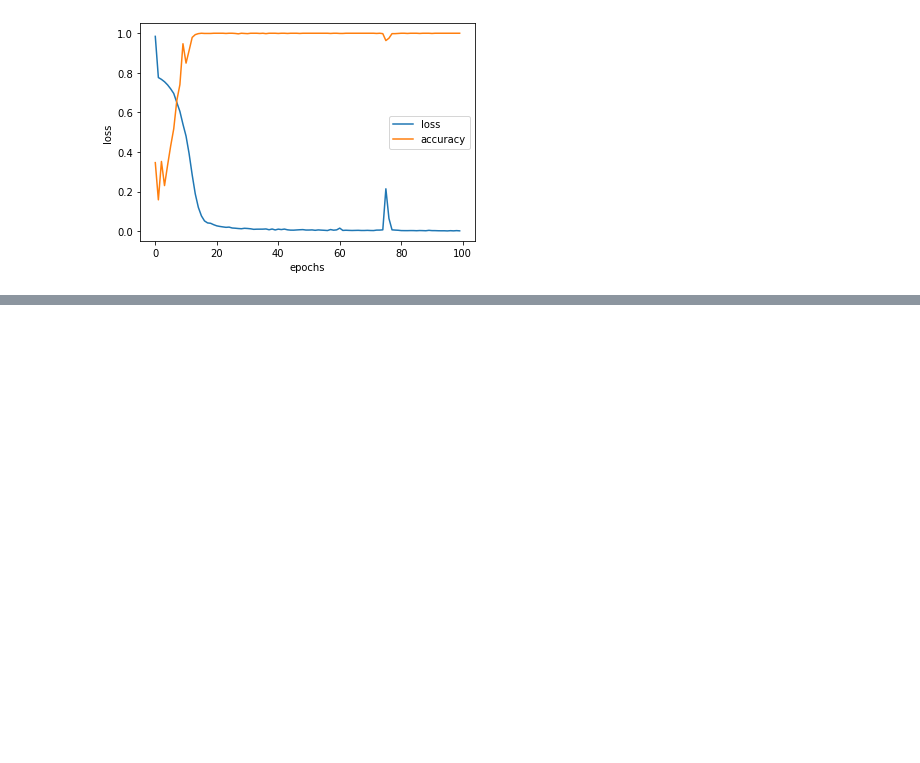
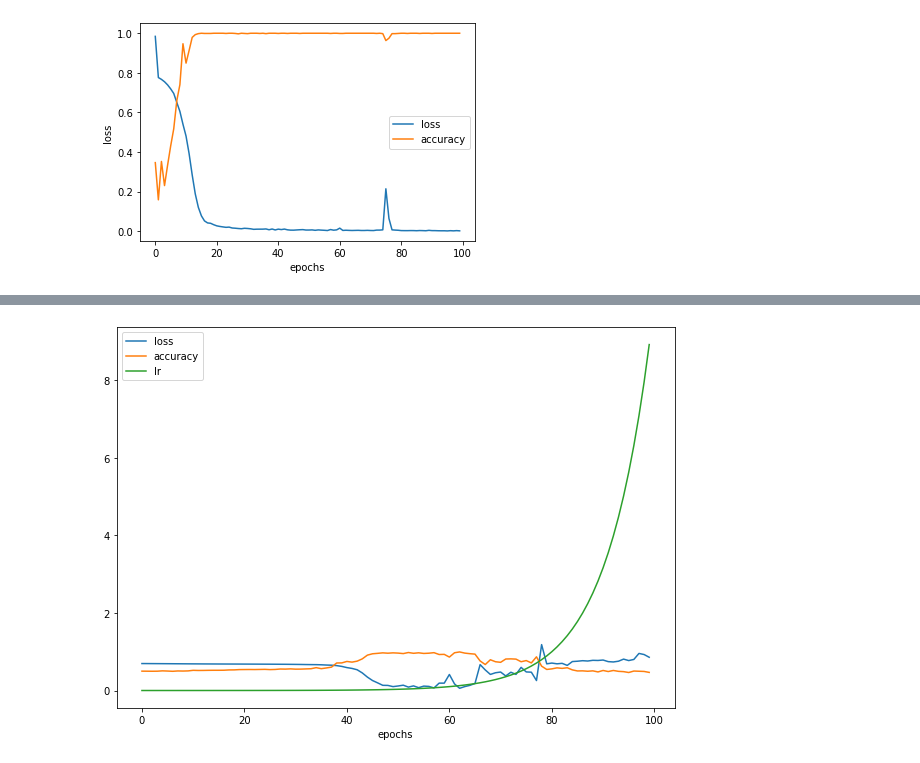
Before and after one commit to Messbah/Tensorflow_Practice, a Jupyter notebook: Classification_with_TensorFlow.ipynb, the cells around one changed output, grey strips where cells are left out. Saved outputs shown, nothing was run; the diff lists cells and outputs as text; code cells hidden in the pictures; blank space fills up the shorter version.

```diff
--- a/Classification_with_TensorFlow.ipynb
+++ b/Classification_with_TensorFlow.ipynb
@@ -137,0 +185,27 @@ plot_decision(model=new_model, X=X, y=y)
+# %%
+tf.random.set_seed(42)
+
+# Create a model (same as model_8)
+model_lr = tf.keras.Sequential([
+  tf.keras.layers.Dense(4, activation="relu"),
+  tf.keras.layers.Dense(4, activation="relu"),
+  tf.keras.layers.Dense(1, activation="sigmoid")
+])
+
+# Compile the model
+model_lr.compile(loss="binary_crossentropy",
+                optimizer="Adam",
+                metrics=["accuracy"])
+
+# Create a learning rate callback
+lr_scheduler = tf.keras.callbacks.LearningRateScheduler(lambda epoch: 1e-4 * 10**(epoch/20))
+
+# Fit the model (passing lr_scheduler callback)
+history_lr = model_lr.fit(X_train,
+                        y_train,
+                        epochs=100,
+                        callbacks=[lr_scheduler])
+# %%
+pd.DataFrame(history_lr.history).plot(figsize=(10, 7), xlabel="epochs");
+# %% [output]
+[figure, added]
```
Also changed, not shown: parts of 30 cells of this notebook.
